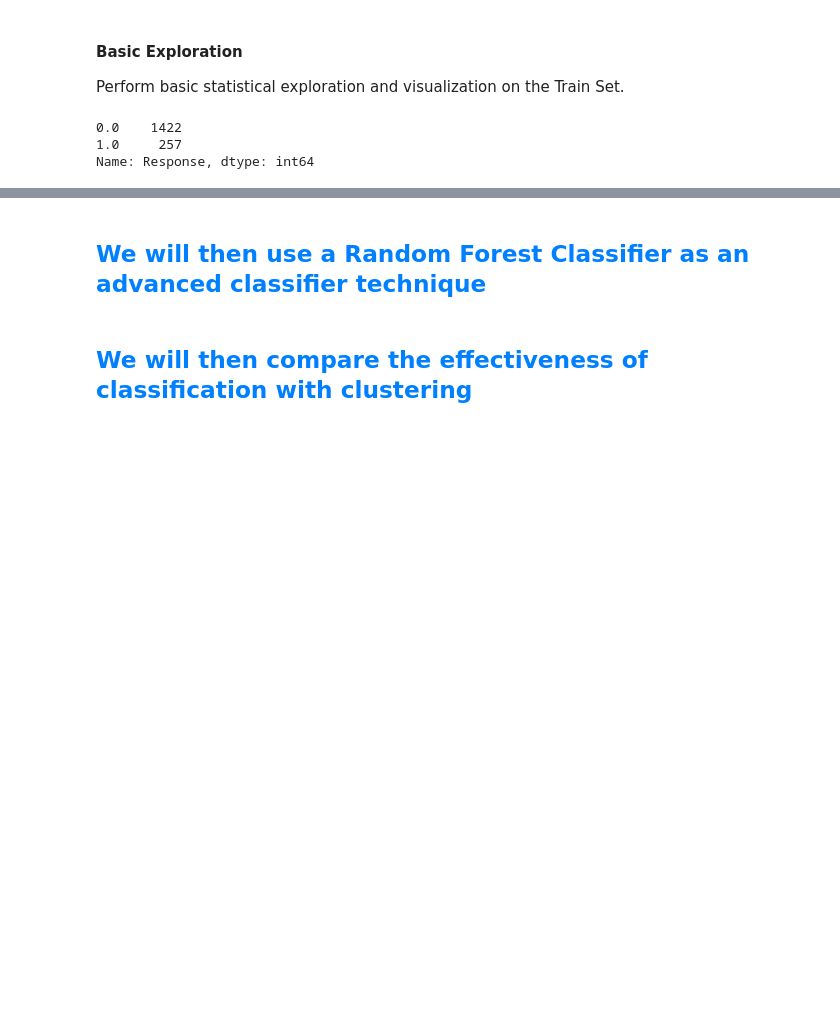
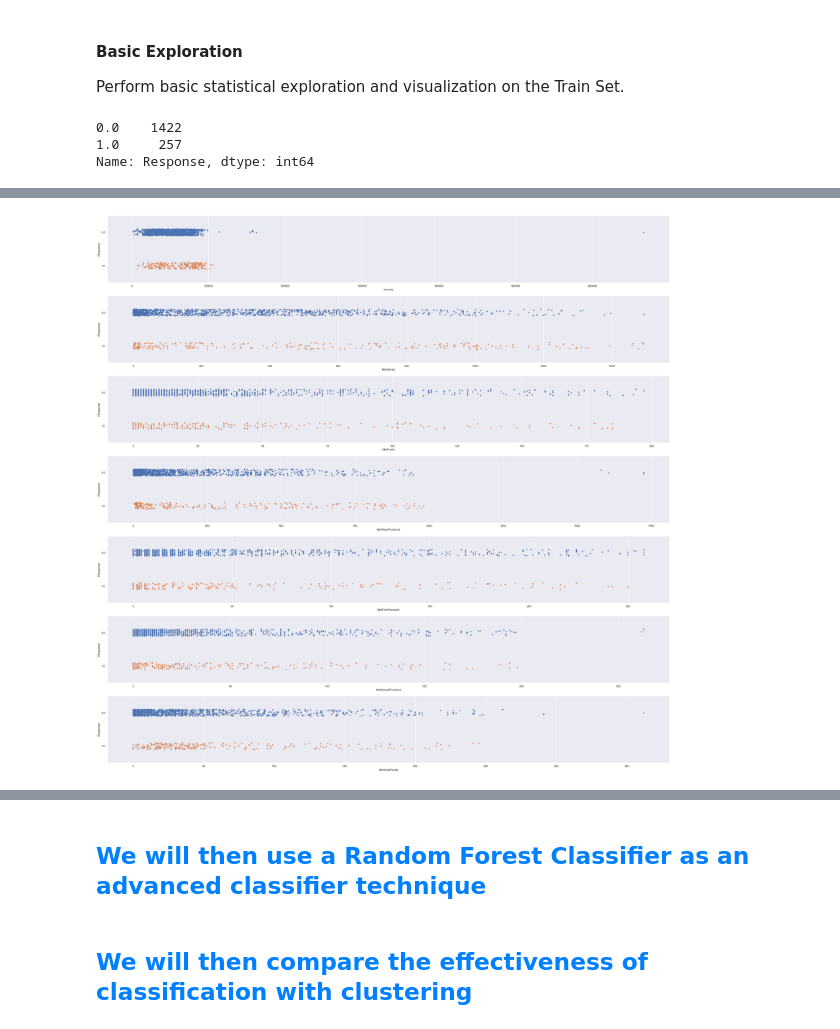
Before and after one commit to nur-hazim/Intro2AI, a Jupyter notebook: Assignment.ipynb, the cells around one changed output, grey strips where cells are left out. Drawn from its saved outputs; the diff is of its cells as text; code cells hidden in the pictures; blank space fills up the shorter version.

```diff
--- a/Assignment.ipynb
+++ b/Assignment.ipynb
@@ -215,0 +237,11 @@ x_train.describe()
+# %%
+# Relationship between Response and the Predictors which are not Categorical
+trainDF = pd.concat([y_train, x_train], axis = 1).reindex(y_train.index)
+f, axes = plt.subplots(7, 1, figsize=(40, 40))
+count = 0
+for var in predictor_list:
+    if(var not in ['AcceptedCmp1','AcceptedCmp2','AcceptedCmp3','AcceptedCmp4','AcceptedCmp5']):
+        sb.stripplot(x = var, y = "Response", data = trainDF, orient = "h", ax = axes[count])
+    count +=1
+# %% [output]
+[figure, added]
```
Also changed, not shown: parts of 8 cells of this notebook.
